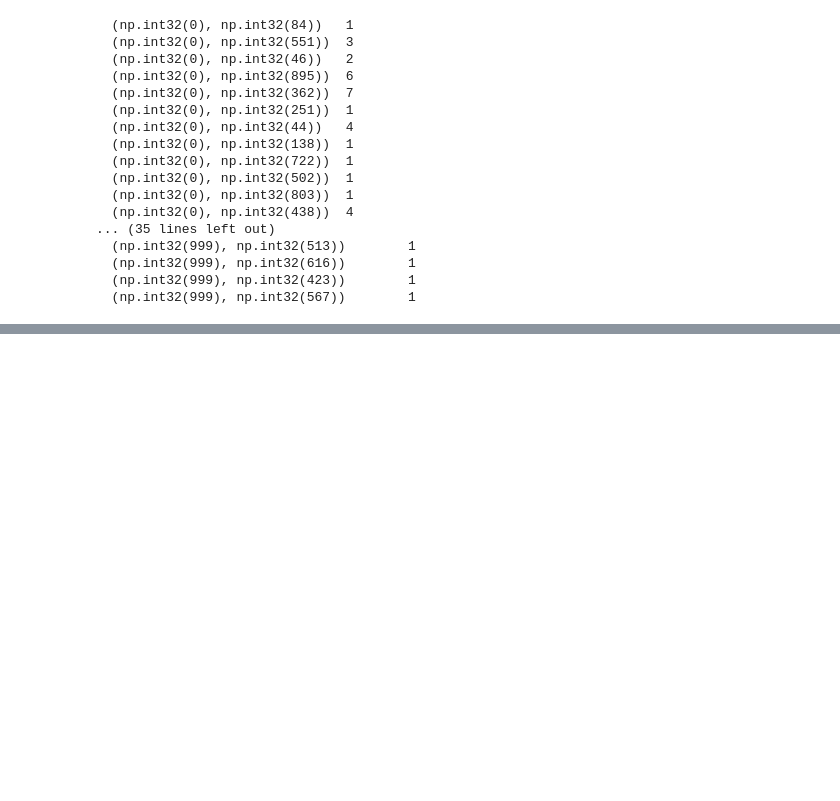
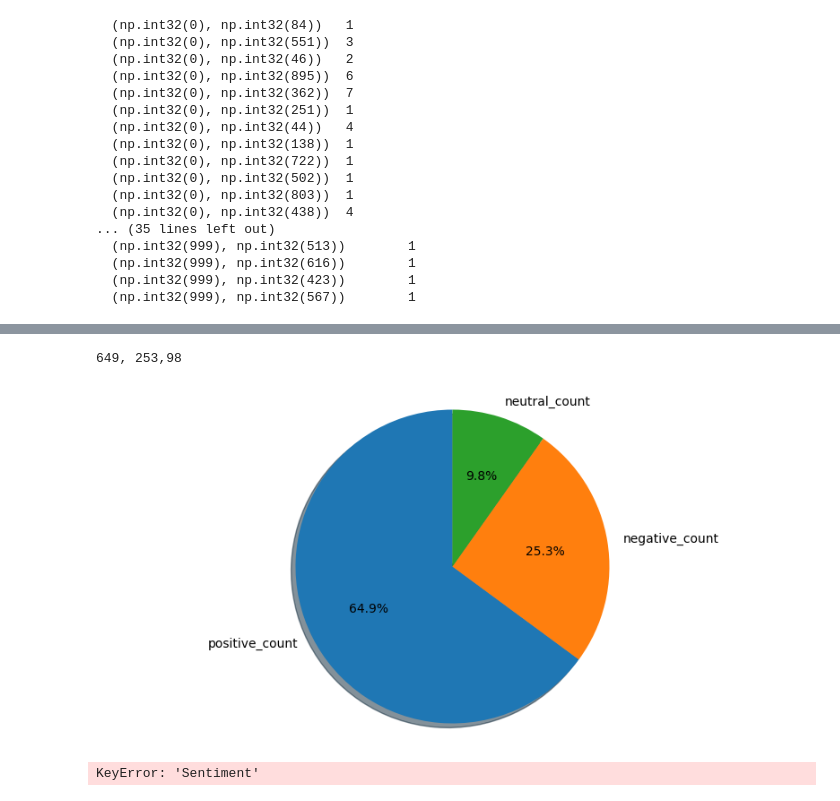
Before and after one commit to DarffourJoshua/forageAnalysis, a Jupyter notebook: getting_started.ipynb, the cells around one changed output, grey strips where cells are left out. Drawn from its saved outputs; the diff is of its cells as text; code cells hidden in the pictures; blank space fills up the shorter version.

```diff
--- a/getting_started.ipynb
+++ b/getting_started.ipynb
@@ -345,0 +361,23 @@ df.head()
+# %%
+#Emotion Detection
+
+from nrclex import NRCLex
+
+# Initialize the Sentiment column with default value
+df['Sentiment'] = None
+
+# Loop through each review in the DataFrame
+for i, text in enumerate(df['reviews']):
+    sentiment = NRCLex(text)
+
+    # Get sentiment scores
+    positive_score = sentiment.affect_frequencies.get('positive', 0)
+    negative_score = sentiment.affect_frequencies.get('negative', 0)
+
+    # Determine the overall sentiment based on scores and assign it to the 'Sentiment' column
+    if positive_score > negative_score:
+        df.at[i, 'Sentiment'] = "Positive"
+    elif negative_score > positive_score:
+        df.at[i, 'Sentiment'] = "Negative"
+    else:
+        df.at[i, 'Sentiment'] = "Neutral"
@@ -345,0 +404,29 @@ df.head()
+# %%
+positive_count = 0
+negative_count = 0
+neutral_count = 0
+
+for i in range(0, len(df['Sentiment'])):
+    if df['Sentiment'][i] == 'Positive':
+        positive_count += 1
+    elif df['Sentiment'][i] == 'Negative':
+        negative_count += 1
+    else:
+        neutral_count += 1
+# %%
+print(f"{positive_count}, {negative_count},{neutral_count}")
+# %% [output]
+649, 253,98
+# %%
+fig = plt.figure(figsize = (10, 5))
+
+plt.pie([positive_count, negative_count,neutral_count], labels=["positive_count", "negative_count", "neutral_count"],
+        autopct='%1.1f%%', shadow=True, startangle=90)
+plt.axis('equal')
+plt.show()
+# %% [output]
+[figure, added]
+# %%
+positive_reviews = df[df['Sentiment'] == 'positive']['reviews']
+# %% [output]
+KeyError: 'Sentiment'
```
Also changed, not shown: parts of 12 cells of this notebook, 1 other file.
